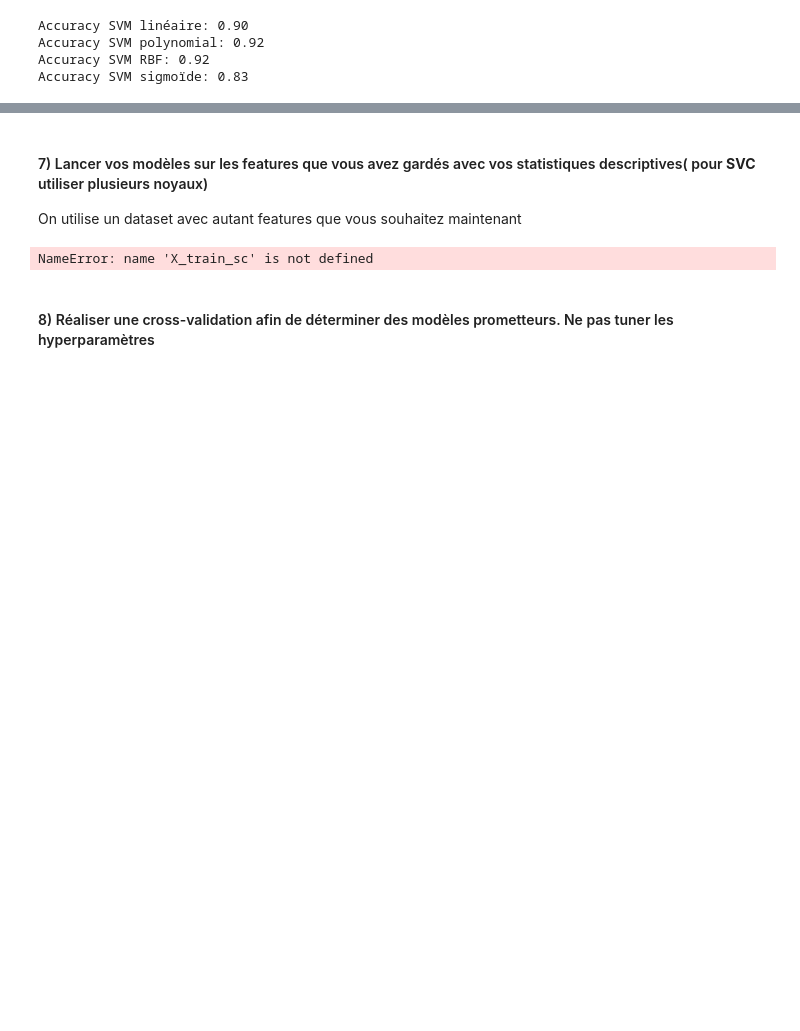
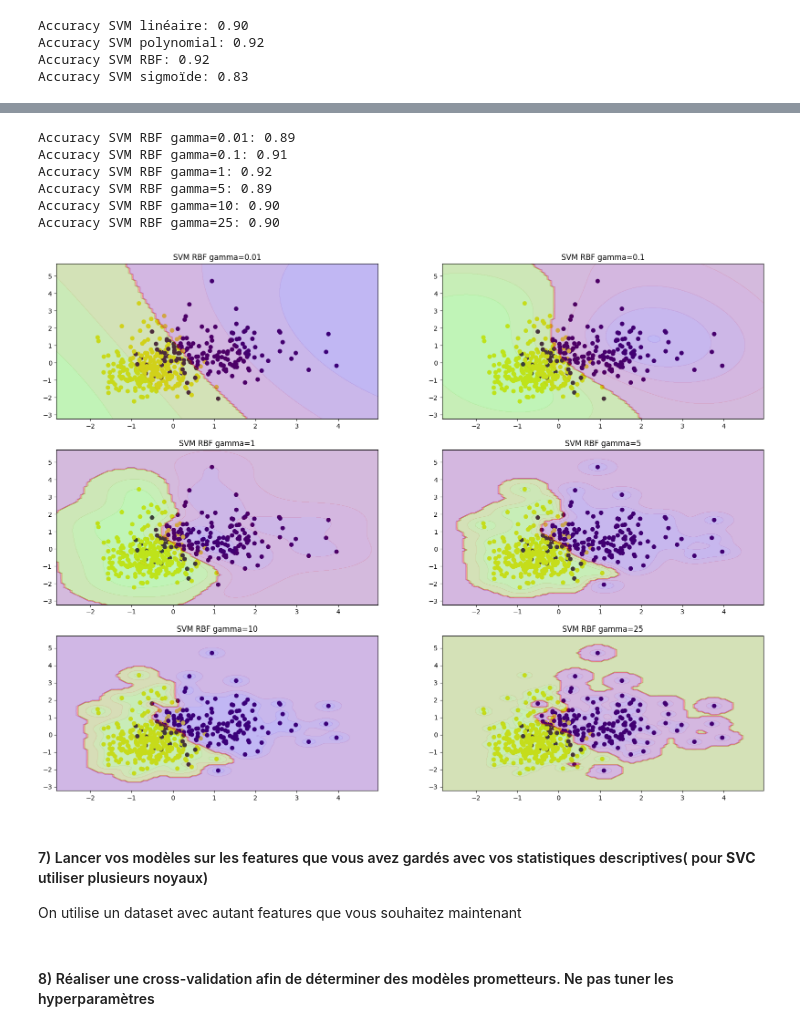
Before and after one commit to JabJabCross/SVM_and_ANN, a Jupyter notebook: 02_svm_kernel_td.ipynb, the cells around one changed output, grey strips where cells are left out. Drawn from its saved outputs; the diff is of its cells as text; code cells hidden in the pictures; blank space fills up the shorter version.

```diff
--- a/02_svm_kernel_td.ipynb
+++ b/02_svm_kernel_td.ipynb
@@ -408,3 +393,31 @@ TypeError: subplots() takes from 0 to 2 positional arguments but 3 were given
+# %%
+# Pour différents gammas
+gamma_values = [0.01, 0.1, 1, 5, 10, 25]  # Liste des valeurs de gamma
+
+plt.figure(figsize=(20, 15))
+
+for i, gamma in enumerate(gamma_values):
+    plt.subplot(3, 2, i + 1)  # Organisation des sous-graphiques
+    SVM_gamma = SVC(kernel='rbf', gamma=gamma)  # Modèle avec noyau RBF et gamma variable
+    SVM_gamma.fit(X2_train_sc, y_train)  # Entraînement du modèle
+
+    # Visualisation des données et des prédictions
+    plt.scatter(X2_train_sc[:, 0], X2_train_sc[:, 1], c=y_train)
+    plot_predictions(SVM_gamma, axes)  # Assurez-vous que `plot_predictions` est défini
+    plt.title(f'SVM RBF gamma={gamma}')
+
+    # Affichage de la précision sur le jeu de test
+    print(f"Accuracy SVM RBF gamma={gamma}: {SVM_gamma.score(X2_test_sc, y_test):.2f}")
+
+plt.show()
+# %% [output]
+Accuracy SVM RBF gamma=0.01: 0.89
+Accuracy SVM RBF gamma=0.1: 0.91
+Accuracy SVM RBF gamma=1: 0.92
+Accuracy SVM RBF gamma=5: 0.89
+Accuracy SVM RBF gamma=10: 0.90
+Accuracy SVM RBF gamma=25: 0.90
+[figure, added]
 # %% [markdown]
 #### 7) Lancer vos modèles sur les features que vous avez gardés avec vos statistiques descriptives( pour **SVC** utiliser plusieurs noyaux)
 
@@ -422,11 +435,37 @@ sc.fit(X_train)
 X_train_sc = sc.transform(X_train)
 X_test_sc = sc.transform(X_test)
 # %%
-SVC = SVC(kernel='poly', C=1)
+# Modélisation avec SVM poly
+SVC_p = SVC(kernel='poly')
+SVC_p.fit(X_train_sc, y_train)
 
-# Entraînement du modèle
-SVC.fit(X_train_sc, y_train)
+# Modélisation avec SVM linéaire
+SVC_lin = SVC(kernel='linear')
+SVC_lin.fit(X_train_sc, y_train)
+
+# Modélisation avec SVM rbf
+SVC_rbf = SVC(kernel='rbf')
+SVC_rbf.fit(X_train_sc, y_train)
+
+# Modélisation avec SVM sigmoid
+SVC_sig = SVC(kernel='sigmoid')
+SVC_sig.fit(X_train_sc, y_train)
+
+# Modélisation avec SGD
+SGD = SGDClassifier()
+SGD.fit(X_train_sc, y_train)
+
+# Modélisation avec Logistic Regression
+LR = LogisticRegression()
+LR.fit(X_train_sc, y_train)
+
+modeles_dict = {
+    'SVC_p': SVC_p,
+    'SVC_lin': SVC_lin,
+    'SVC_rbf': SVC_rbf,
+    'SVC_sig': SVC_sig,
+    'SGD': SGD,
+    'LR': LR
+}
-# %% [output]
-NameError: name 'X_train_sc' is not defined
 # %% [markdown]
 #### 8) Réaliser une cross-validation afin de déterminer des modèles prometteurs. Ne pas tuner les hyperparamètres
```
Also changed, not shown: parts of 10 cells of this notebook.
